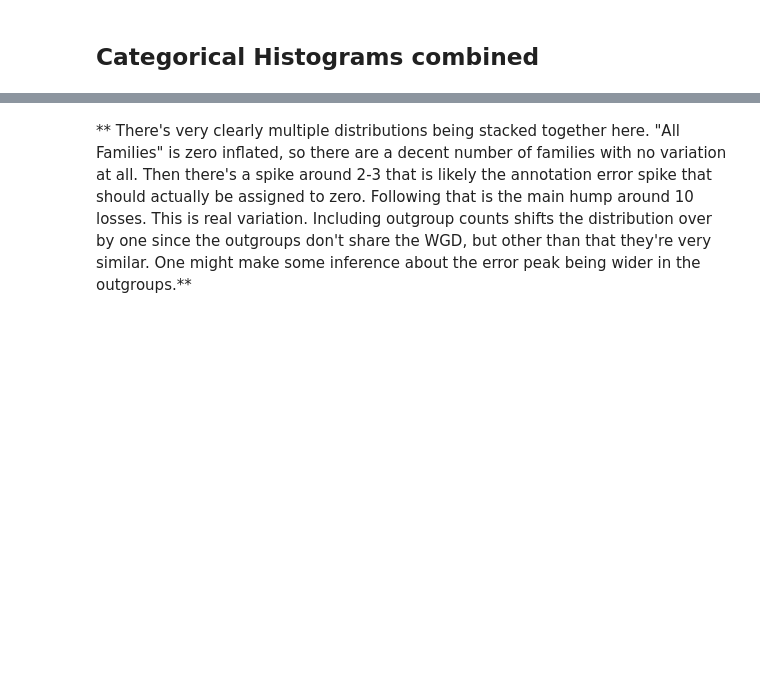
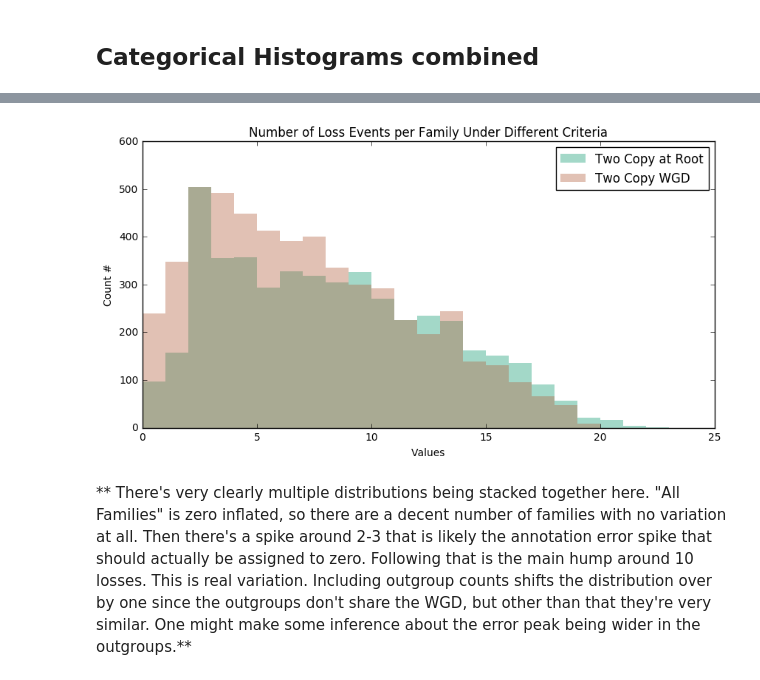
Before and after one commit to josiahseaman/DNA_Duplications, a Jupyter notebook: TreeCountAnalysis_all_species_JSG.ipynb, the cells around one changed output, grey strips where cells are left out. Saved outputs shown, nothing was run; the diff lists cells and outputs as text; code cells hidden in the pictures; blank space fills up the shorter version.

```diff
--- a/TreeCountAnalysis_all_species_JSG.ipynb
+++ b/TreeCountAnalysis_all_species_JSG.ipynb
@@ -411,7 +411,7 @@ losses_from_all_doubles = collect_loss_events_per_family(doubles_ids, blacklist_
 import numpy as np
 import matplotlib.pyplot as plt
 
-def categorical_histogram(title, datasets):
+def categorical_histogram(title, datasets, normalize=False):
     # plot time_intervals,  plot gains in different colors
     fig, ax = plt.subplots(figsize=(10,5), dpi=600, facecolor='white')
     hist_series = [[label, i_hist(values)] for label, values in datasets.items()]
@@ -424,8 +424,12 @@ def categorical_histogram(title, datasets):
     colors = cmap(np.arange(len(datasets))*50)
 
     height_sorted = sorted(hist_series, key=lambda pair: -max(pair[1]))
+    tops = [max(pair[1]) for pair in height_sorted]
     for i, pair in enumerate(height_sorted):
         label, bars = pair
+        adjusted_bars = [b*(tops[0] / tops[i]) for b in bars]
+        if normalize:
+            bars = adjusted_bars
         ax.bar(xs, bars, bar_width,
                     alpha=.4, color=colors[i], linewidth=0,
                     label=label)
@@ -437,7 +441,3 @@ def categorical_histogram(title, datasets):
     # ax.set_xticklabels(('A', 'B', 'C', 'D', 'E'))
     ax.legend(loc='upper right')
     # fig.tight_layout()
-categorical_histogram('Number of Loss Events per Family Under Different Criteria',
-    {'All Families': all_loss_events.values(), 'WGD Families': wgd_study_jsg_losses.values(),
-     'Two Copy at Root': losses_from_all_doubles.values(),
-    'Whole Tree Losses': whole_tree_losses.values(), 'Two Copy WGD': loss_events_per_family.values()})
@@ -446,2 +451,8 @@ categorical_histogram('Number of Loss Events per Family Under Different Criteria
+# %%
+categorical_histogram('Number of Loss Events per Family Under Different Criteria',
+    {
+     'Two Copy at Root': losses_from_all_doubles.values(),'Two Copy WGD': loss_events_per_family.values()}, True)
+# %% [output]
+[figure, added]
 # %% [markdown]
 ** There's very clearly multiple distributions being stacked together here.  "All Families" is zero inflated, so there are a decent number of families with no variation at all.  Then there's a spike around 2-3 that is likely the annotation error spike that should actually be assigned to zero.  Following that is the main hump around 10 losses.  This is real variation.  Including outgroup counts shifts the distribution over by one since the outgroups don't share the WGD, but other than that they're very similar.  One might make some inference about the error peak being wider in the outgroups.**
```
Also changed, not shown: parts of 8 cells of this notebook, 5 other files.
